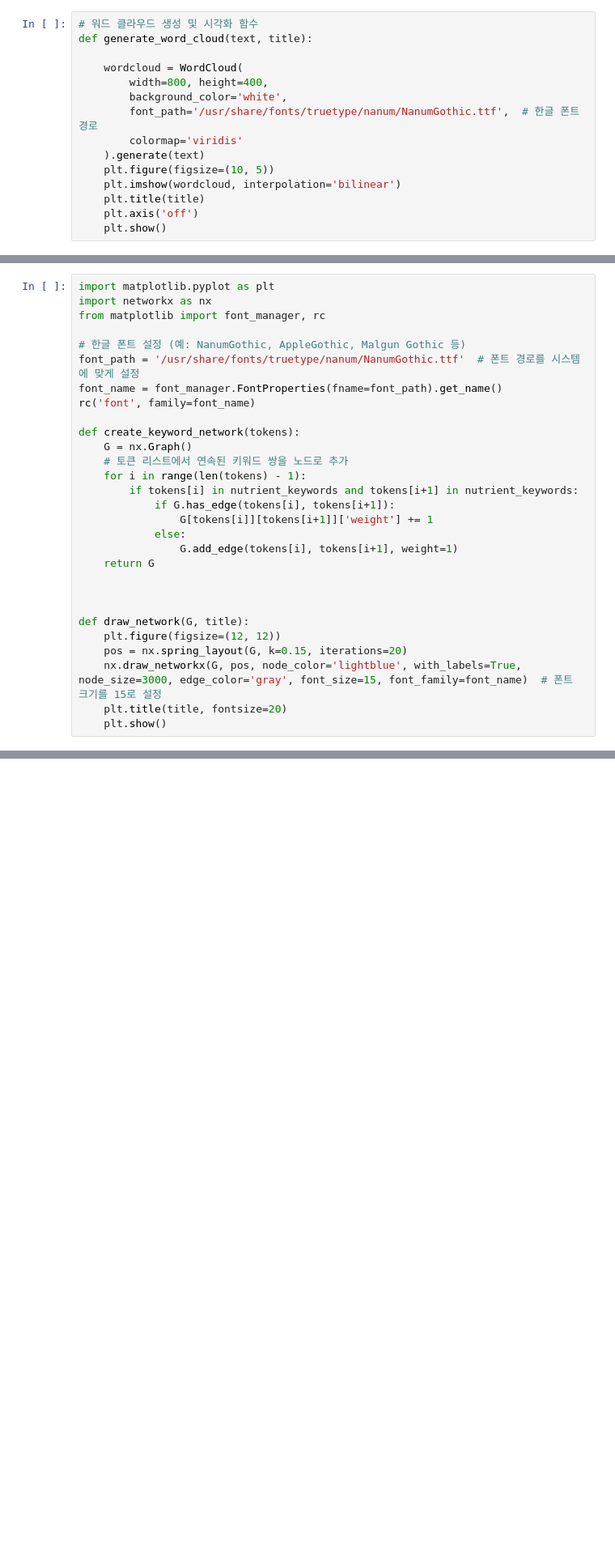
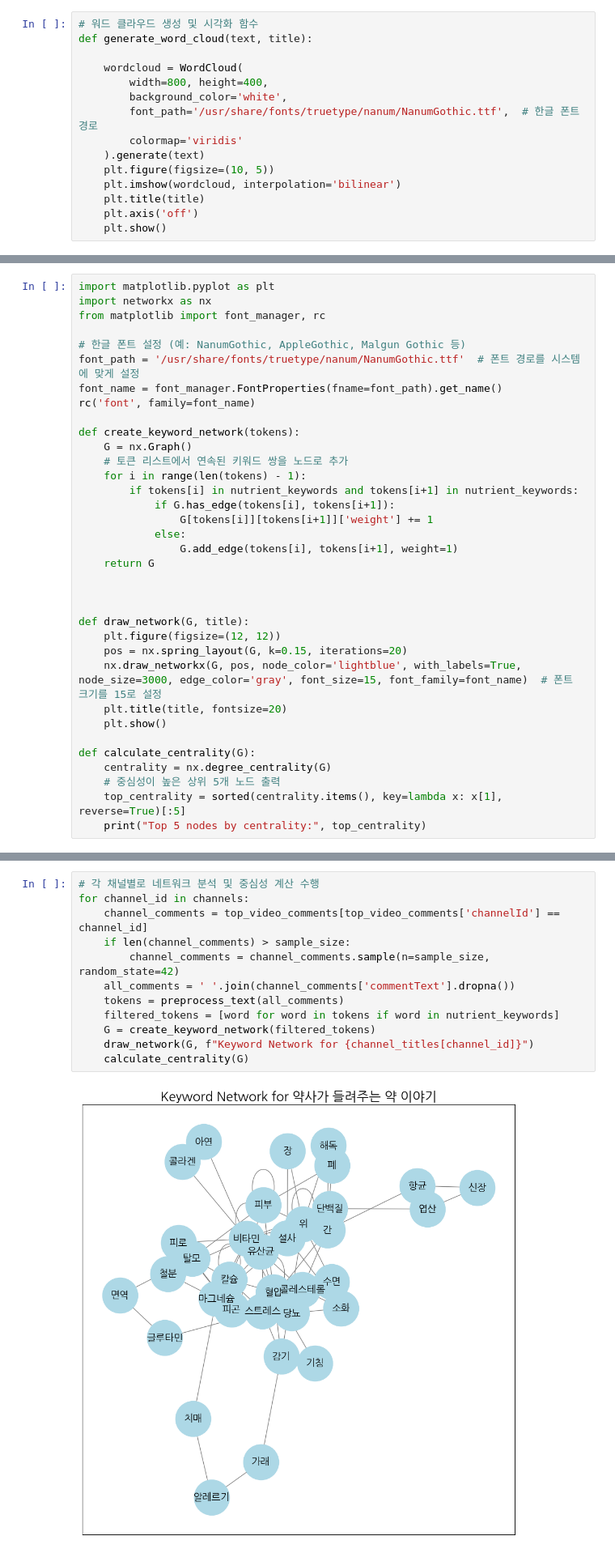
Before and after one commit to arkwith7/aSSIST_DM1, a Jupyter notebook: 99_data_analysis/분석.ipynb, the cells around one changed output, grey strips where cells are left out. Shown at 81% size. Saved outputs shown, nothing was run; the diff lists cells and outputs as text; blank space fills up the shorter version.

```diff
--- a/99_data_analysis/분석.ipynb
+++ b/99_data_analysis/분석.ipynb
@@ -174,6 +167,12 @@ def draw_network(G, title):
     nx.draw_networkx(G, pos, node_color='lightblue', with_labels=True, node_size=3000, edge_color='gray', font_size=15, font_family=font_name)  # 폰트 크기를 15로 설정
     plt.title(title, fontsize=20)
     plt.show()
+
+def calculate_centrality(G):
+    centrality = nx.degree_centrality(G)
+    # 중심성이 높은 상위 5개 노드 출력
+    top_centrality = sorted(centrality.items(), key=lambda x: x[1], reverse=True)[:5]
+    print("Top 5 nodes by centrality:", top_centrality)
 # %%
 # 각 채널별로 네트워크 분석 수행
 for channel_id in channels:
@@ -193,0 +193,14 @@ for channel_id in channels:
+# %%
+# 각 채널별로 네트워크 분석 및 중심성 계산 수행
+for channel_id in channels:
+    channel_comments = top_video_comments[top_video_comments['channelId'] == channel_id]
+    if len(channel_comments) > sample_size:
+        channel_comments = channel_comments.sample(n=sample_size, random_state=42)
+    all_comments = ' '.join(channel_comments['commentText'].dropna())
+    tokens = preprocess_text(all_comments)
+    filtered_tokens = [word for word in tokens if word in nutrient_keywords]
+    G = create_keyword_network(filtered_tokens)
+    draw_network(G, f"Keyword Network for {channel_titles[channel_id]}")
+    calculate_centrality(G)
+# %% [output]
+[figure, added]
```
Also changed, not shown: parts of 5 cells of this notebook.
